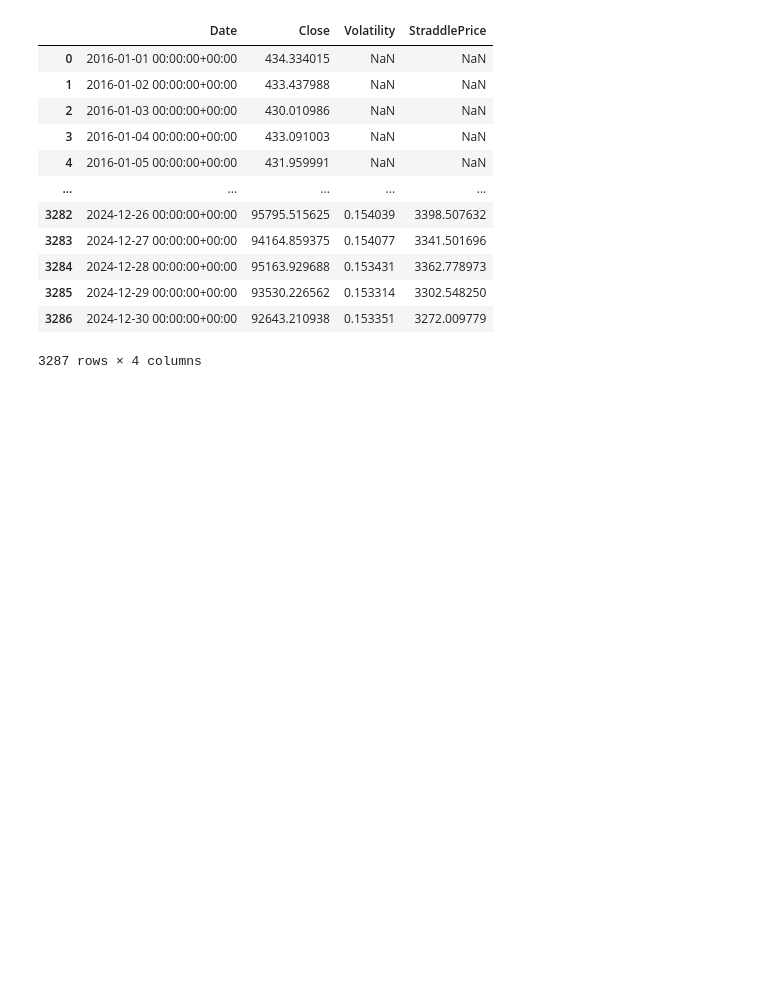
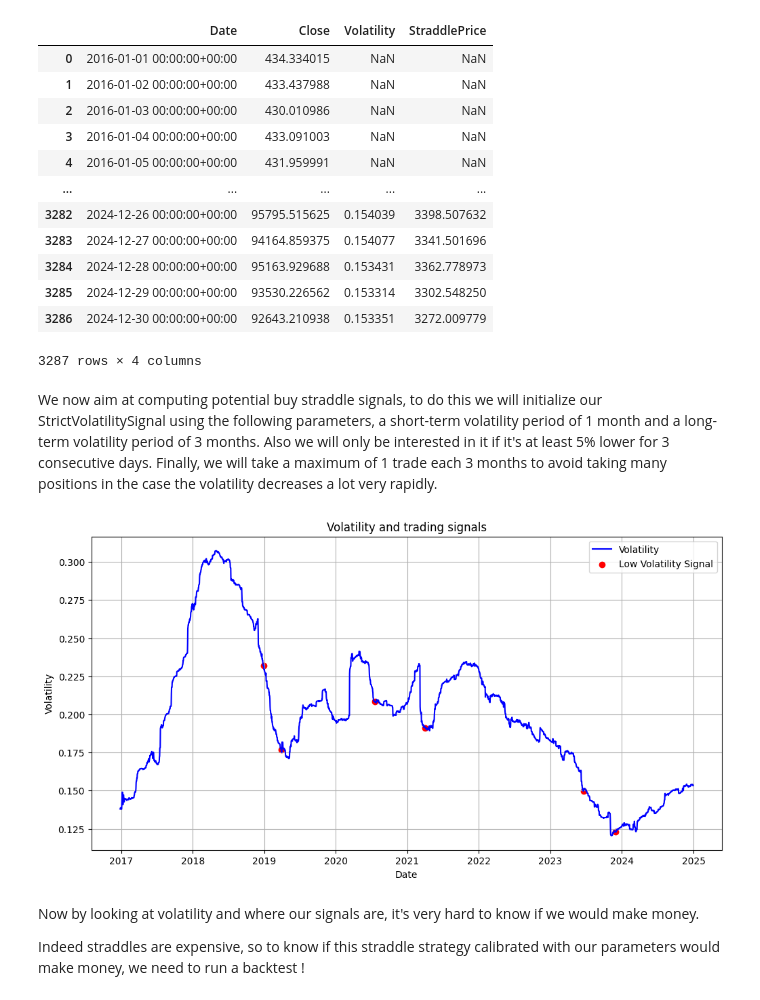
Before and after one commit to YoenCorbel/cryptobacktest, a Jupyter notebook: example_cryptobacktest.ipynb, the cells around one changed output. Saved outputs shown, nothing was run; the diff lists cells and outputs as text; code cells hidden in the pictures; blank space fills up the shorter version.

Commit message:
feat(package): Applied our signal class to our jupyter example

```diff
--- a/example_cryptobacktest.ipynb
+++ b/example_cryptobacktest.ipynb
@@ -35,7 +39,8 @@ We will be working on the closing prices so we will only keep them.
 # %%
 btc_close = btc_data[['Date', 'Close']].copy()
 
-#btc_close['Date'] = pd.to_datetime(btc_close['Date']).dt.strftime('%Y-%m-%d')
+# Ensure the Date column is in datetime format
+btc_close['Date'] = pd.to_datetime(btc_close['Date'])
 
 # Display the DataFrame
 btc_close
@@ -131,3 +136,38 @@ btc_close
 | 3285 | 2024-12-29 00:00:00+00:00 | 93530.226562 | 0.153314 | 3302.548250 |
 | 3286 | 2024-12-30 00:00:00+00:00 | 92643.210938 | 0.153351 | 3272.009779 |
 3287 rows × 4 columns
+# %% [markdown]
+We now aim at computing potential buy straddle signals, to do this we will initialize our StrictVolatilitySignal using the following parameters, a short-term volatility period of 1 month and a long-term volatility period of 3 months. Also we will only be interested in it if it's at least 5% lower for 3 consecutive days. Finally, we will take a maximum of 1 trade each 3 months to avoid taking many positions in the case the volatility decreases a lot very rapidly.
+# %%
+strict_signal_with_frequency = StrictVolatilitySignal(
+    vol_column="Volatility",
+    date_column="Date",
+    short_window=30,
+    long_window=90,
+    threshold_factor=0.95,
+    min_days=3,
+    trading_frequency=90)
+# %%
+# Generating sinals on our btc_close dataframe
+btc_close_with_frequency_signals = strict_signal_with_frequency.generate_signals(btc_close)
+
+# Plot the results
+plt.figure(figsize=(12, 6))
+plt.plot(btc_close_with_frequency_signals['Date'], btc_close_with_frequency_signals['Volatility'], label='Volatility', color='blue')
+plt.scatter(
+    btc_close_with_frequency_signals['Date'][btc_close_with_frequency_signals['Signal'] == 1],
+    btc_close_with_frequency_signals['Volatility'][btc_close_with_frequency_signals['Signal'] == 1],
+    color='red', label='Low Volatility Signal'
+)
+plt.title('Volatility and trading signals')
+plt.xlabel('Date')
+plt.ylabel('Volatility')
+plt.legend()
+plt.grid()
+plt.show()
+# %% [output]
+[figure, added]
+# %% [markdown]
+Now by looking at volatility and where our signals are, it's very hard to know if we would make money.
+
+Indeed straddles are expensive, so to know if this straddle strategy calibrated with our parameters would make money, we need to run a backtest !
```
Also changed, not shown: parts of 2 cells of this notebook.
